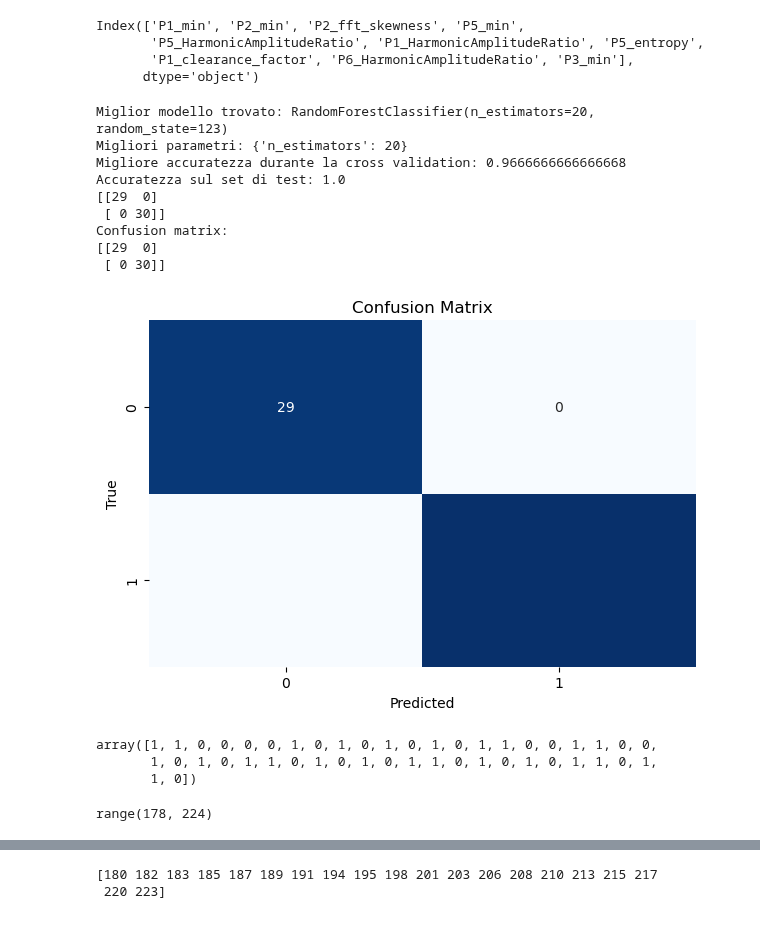
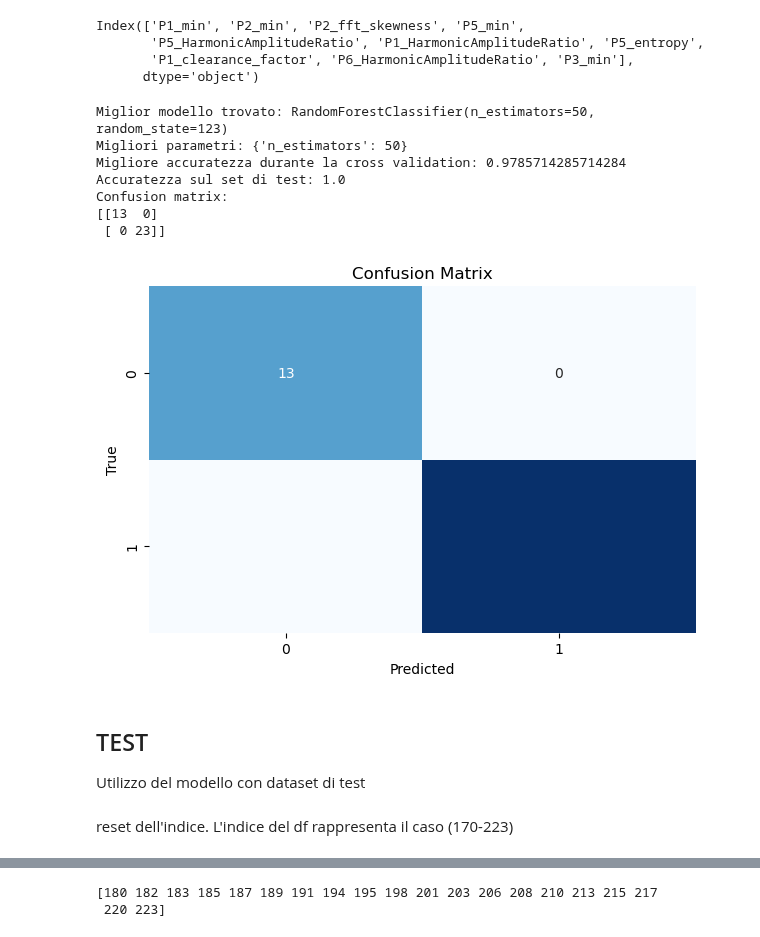
Before and after one commit to alexxdediu/Data-Challenge-PHM-Asia-Pacific-2023, a Jupyter notebook: models/model_task_1.ipynb, the cells around one changed output, grey strips where cells are left out. Drawn from its saved outputs; the diff is of its cells as text; code cells hidden in the pictures.

```diff
--- a/models/model_task_1.ipynb
+++ b/models/model_task_1.ipynb
@@ -171,7 +171,7 @@ features_rf_train = feature_selection_random_forest(df_train,df_labels[condition
 # %%
 df_train=df_train[features_rf_train]
 # %%
-X_train, X_test, y_train, y_test = train_test_split(df_train, df_labels[condition], test_size=0.33, random_state=123)
+X_train, X_test, y_train, y_test = train_test_split(df_train, df_labels[condition], test_size=0.20, random_state=123)
 # %%
 X_train.columns
 # %% [output]
@@ -181,7 +181,7 @@ Index(['P1_min', 'P2_min', 'P2_fft_skewness', 'P5_min',
       dtype='object')
 # %%
 param_grid = {
-    'n_estimators': [20,50,100, 200, 300]
+    'n_estimators': [50,100, 200, 300]
 }
 
 
@@ -194,42 +194,40 @@ grid_search.fit(X_train, y_train)
 
 best_model = grid_search.best_estimator_
 best_params = grid_search.best_params_
 best_score = grid_search.best_score_
 
 print("Miglior modello trovato:", best_model)
 print("Migliori parametri:", best_params)
 print("Migliore accuratezza durante la cross validation:", best_score)
 
 test_accuracy = best_model.score(X_test, y_test)
 print("Accuratezza sul set di test:", test_accuracy)
 
 
 y_pred = best_model.predict(X_test)
 cm = confusion_matrix(y_test, y_pred)
 
-print(cm)
+# print(cm)
 
 print("Confusion matrix: ")
 print(cm)
 
 plt.figure(figsize=(6, 4))
 sns.heatmap(cm, annot=True, cmap='Blues', fmt='g', cbar=False)
 plt.tight_layout()
 plt.xlabel('Predicted')
 plt.ylabel('True')
 plt.title('Confusion Matrix')
 plt.show()
 # %% [output]
-Miglior modello trovato: RandomForestClassifier(n_estimators=20, random_state=123)
-Migliori parametri: {'n_estimators': 20}
-Migliore accuratezza durante la cross validation: 0.9666666666666668
+Miglior modello trovato: RandomForestClassifier(n_estimators=50, random_state=123)
+Migliori parametri: {'n_estimators': 50}
+Migliore accuratezza durante la cross validation: 0.9785714285714284
 Accuratezza sul set di test: 1.0
-[[29  0]
- [ 0 30]]
 Confusion matrix:
-[[29  0]
- [ 0 30]]
+[[13  0]
+ [ 0 23]]
-[figure, old version]
+[figure, new version]
 # %%
 
 
@@ -349,4 +347,7 @@ Confusion matrix:
 # print(cm)
 # %%
 # df_test = df_test.drop(columns="Unnamed: 0")
+# %% [markdown]
+## TEST
+Utilizzo del modello con dataset di test
 # %%
@@ -357,16 +358,9 @@ pred = best_model.predict(df_test)
-# %%
-pred
-# %% [output]
-array([1, 1, 0, 0, 0, 0, 1, 0, 1, 0, 1, 0, 1, 0, 1, 1, 0, 0, 1, 1, 0, 0,
-       1, 0, 1, 0, 1, 1, 0, 1, 0, 1, 0, 1, 1, 0, 1, 0, 1, 0, 1, 1, 0, 1,
-       1, 0])
+# %% [markdown]
+reset dell'indice.
+L'indice del df rappresenta il caso (170-223)
 # %%
 new_index_values = range(178, 224)
 df_test.reset_index(drop=True, inplace=True)
 df_test.index = new_index_values
-# %%
-new_index_values
-# %% [output]
-range(178, 224)
 # %%
 df_test["pred"] = pred
```
Also changed, not shown: parts of 24 cells of this notebook, 6 other files.
